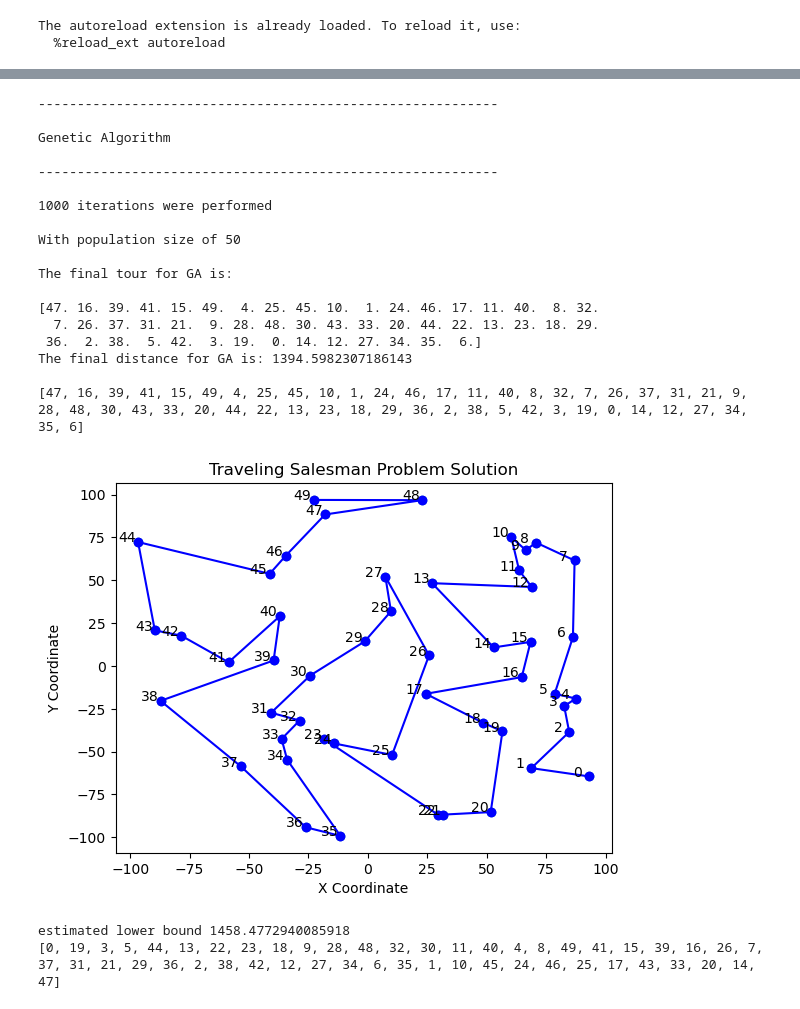
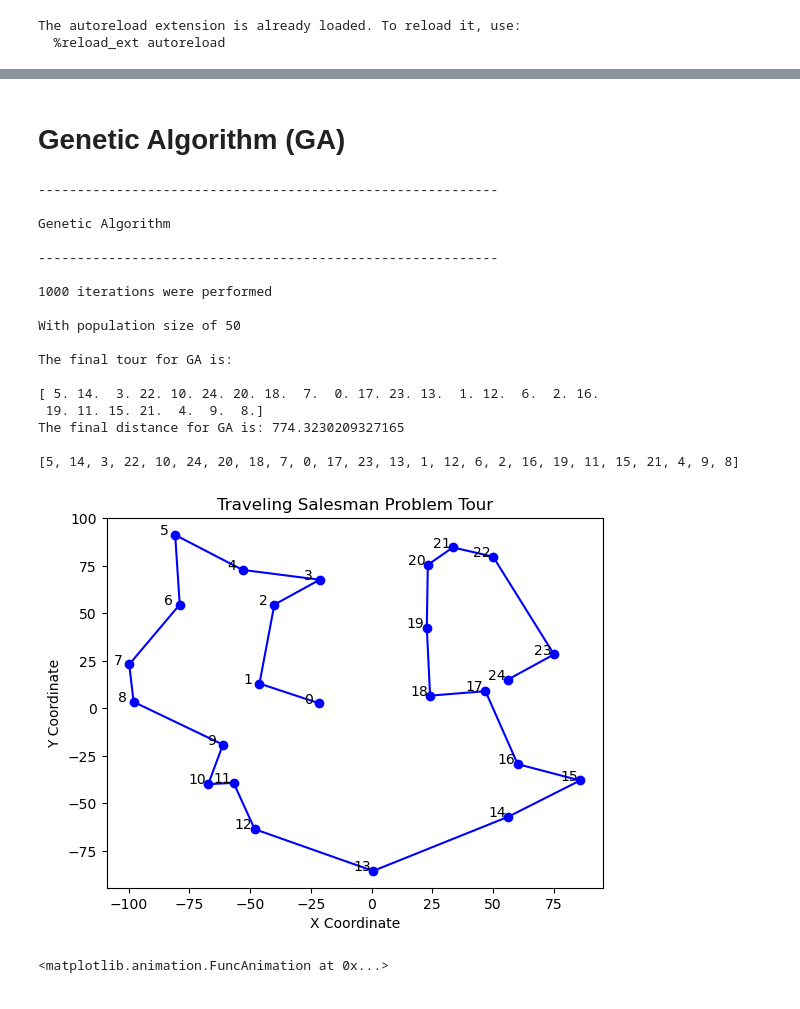
Before and after one commit to MrWeast/TSP_Metaheuristics, a Jupyter notebook: Metaheuristics.ipynb, the cells around one changed output, grey strips where cells are left out. Saved outputs shown, nothing was run; the diff lists cells and outputs as text; code cells hidden in the pictures.

Commit message:
animated plots
can now plot evolution of tours found in animated figures. also cleaned up some code

```diff
--- a/Metaheuristics.ipynb
+++ b/Metaheuristics.ipynb
@@ -17,24 +17,25 @@ The autoreload extension is already loaded. To reload it, use:
 rand.seed(123)
 np.random.seed(123)
 
-rand_Dist_File = 'TSP_Rand_50_dist.csv'
-rand_Coords_File = 'TSP_Rand_50_coords.csv'
+rand_Dist_File = 'TSP_Rand_25_dist.csv'
+rand_Coords_File = 'TSP_Rand_25_coords.csv'
 
 circ_Dist_File = 'TSP_Circle_50_dist.csv'
 circ_Coords_File = 'TSP_Circle_50_coords.csv'
 
+# VNS, LS, SA
 count_limit = 50000 #max number of iterationsbefore stopping (stopping condition)
 fail_limit = 1000 # number of times a neighborhood can fail the generate a better solution before changing neigborhoods
-# SA
 Temp = 100 #temperature value for Simulated annealing
+
+#GA
+count_limit2 = 1000 #max number of iterations before stopping (stopping condition)
+num_chromosomes = 50 #population size in GA - must be an even number
 
 # PS
 num_particles = 50 #number of points in particle swarm
 weights = np.array([1,1,1]) #weights are w, c1 and c2
-
-#GA
-count_limit2 = 1000 #max number of iterationsbefore stopping (stopping condition)
-num_chromosomes = 50 #population size in GA - must be an even number
+count_limit3 = 1000 #max number of iterations before stopping (stopping condition)
 
 #load data
 D_rand = np.genfromtxt(rand_Dist_File, delimiter=',')
@@ -63,7 +68,9 @@ estimated lower bound 615.3470913872713
 # %%
 # rand VNS
-best_tour, best_solution = metah.Variable_Neighborhood_Search(D_rand,rand_initial_tour,fail_limit, count_limit)
+best_tour, best_solution, [best_tours, itrs] = metah.Variable_Neighborhood_Search(D_rand,rand_initial_tour,fail_limit, count_limit)
 plot_tsp.plot_tsp_solution(rand_Coords_File,best_tour)
+
+plot_tsp.animated_plot(rand_Coords_File, best_tours,itrs,'tsp_VNS25_rand.mp4')
 # %% [output]
 -----------------------------------------------------------
 Variable Neighborhood Search
@@ -86,7 +96,9 @@ The inital tour and distance is:
 # %%
 # circle VNS
-best_tour, best_solution = metah.Variable_Neighborhood_Search(D_circ,circ_initial_tour,fail_limit, count_limit)
+best_tour, best_solution, [best_tours, itrs] = metah.Variable_Neighborhood_Search(D_circ,circ_initial_tour,fail_limit, count_limit)
 plot_tsp.plot_tsp_solution(circ_Coords_File,best_tour)
+
+plot_tsp.animated_plot(circ_Coords_File, best_tours,itrs,'tsp_VNS50_circ.mp4')
 # %% [output]
 -----------------------------------------------------------
 Variable Neighborhood Search
@@ -109,26 +124,27 @@ The inital tour and distance is:
+# %% [markdown]
+# Genetic Algorithm (GA)
 # %%
 # rand GA
-best_tour, best_solution = metah.GA(D_rand,count_limit2, num_chromosomes)
+best_tour, best_solution, [best_tours, itrs] = metah.GA(D_rand,count_limit2, num_chromosomes)
 plot_tsp.plot_tsp_solution(rand_Coords_File,best_tour)
+plot_tsp.animated_plot(rand_Coords_File, best_tours,itrs,'tsp_GA25_circ.mp4')
 # %% [output]
 -----------------------------------------------------------
 
 Genetic Algorithm
 
 -----------------------------------------------------------
 
 1000 iterations were performed
 
 With population size of 50
 
 The final tour for GA is:
 
-[47. 16. 39. 41. 15. 49.  4. 25. 45. 10.  1. 24. 46. 17. 11. 40.  8. 32.
-  7. 26. 37. 31. 21.  9. 28. 48. 30. 43. 33. 20. 44. 22. 13. 23. 18. 29.
- 36.  2. 38.  5. 42.  3. 19.  0. 14. 12. 27. 34. 35.  6.]
-The final distance for GA is: 1394.5982307186143
+[ 5. 14.  3. 22. 10. 24. 20. 18.  7.  0. 17. 23. 13.  1. 12.  6.  2. 16.
+ 19. 11. 15. 21.  4.  9.  8.]
+The final distance for GA is: 774.3230209327165
 
-[47, 16, 39, 41, 15, 49, 4, 25, 45, 10, 1, 24, 46, 17, 11, 40, 8, 32, 7, 26, 37, 31, 21, 9, 28, 48, 30, 43, 33, 20, 44, 22, 13, 23, 18, 29, 36, 2, 38, 5, 42, 3, 19, 0, 14, 12, 27, 34, 35, 6]
+[5, 14, 3, 22, 10, 24, 20, 18, 7, 0, 17, 23, 13, 1, 12, 6, 2, 16, 19, 11, 15, 21, 4, 9, 8]
-[figure, old version]
+[figure, new version]
-estimated lower bound 1458.4772940085918
-[0, 19, 3, 5, 44, 13, 22, 23, 18, 9, 28, 48, 32, 30, 11, 40, 4, 8, 49, 41, 15, 39, 16, 26, 7, 37, 31, 21, 29, 36, 2, 38, 42, 12, 27, 34, 6, 35, 1, 10, 45, 24, 46, 25, 17, 43, 33, 20, 14, 47]
+<matplotlib.animation.FuncAnimation at 0x...>
```
Also changed, not shown: parts of 16 cells of this notebook, 20 other files.
